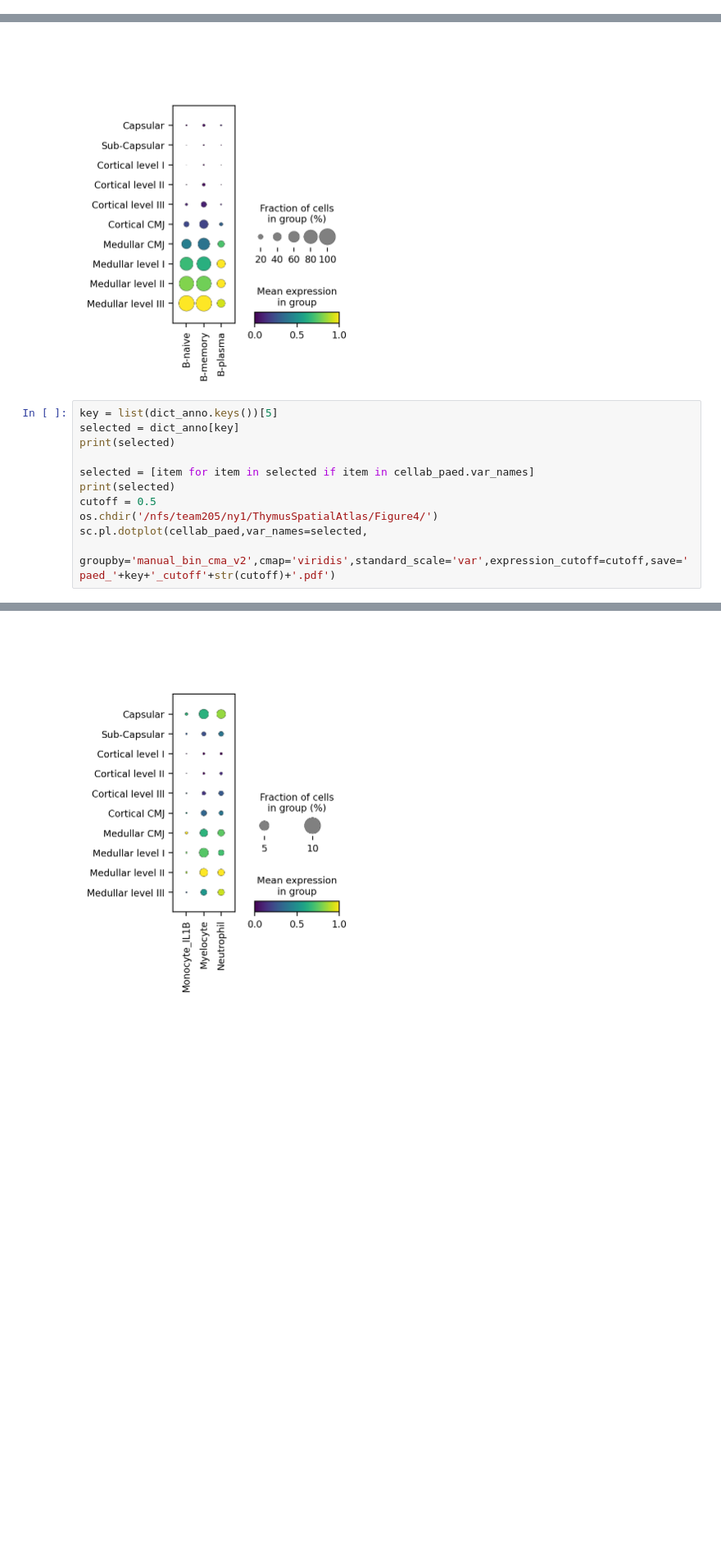
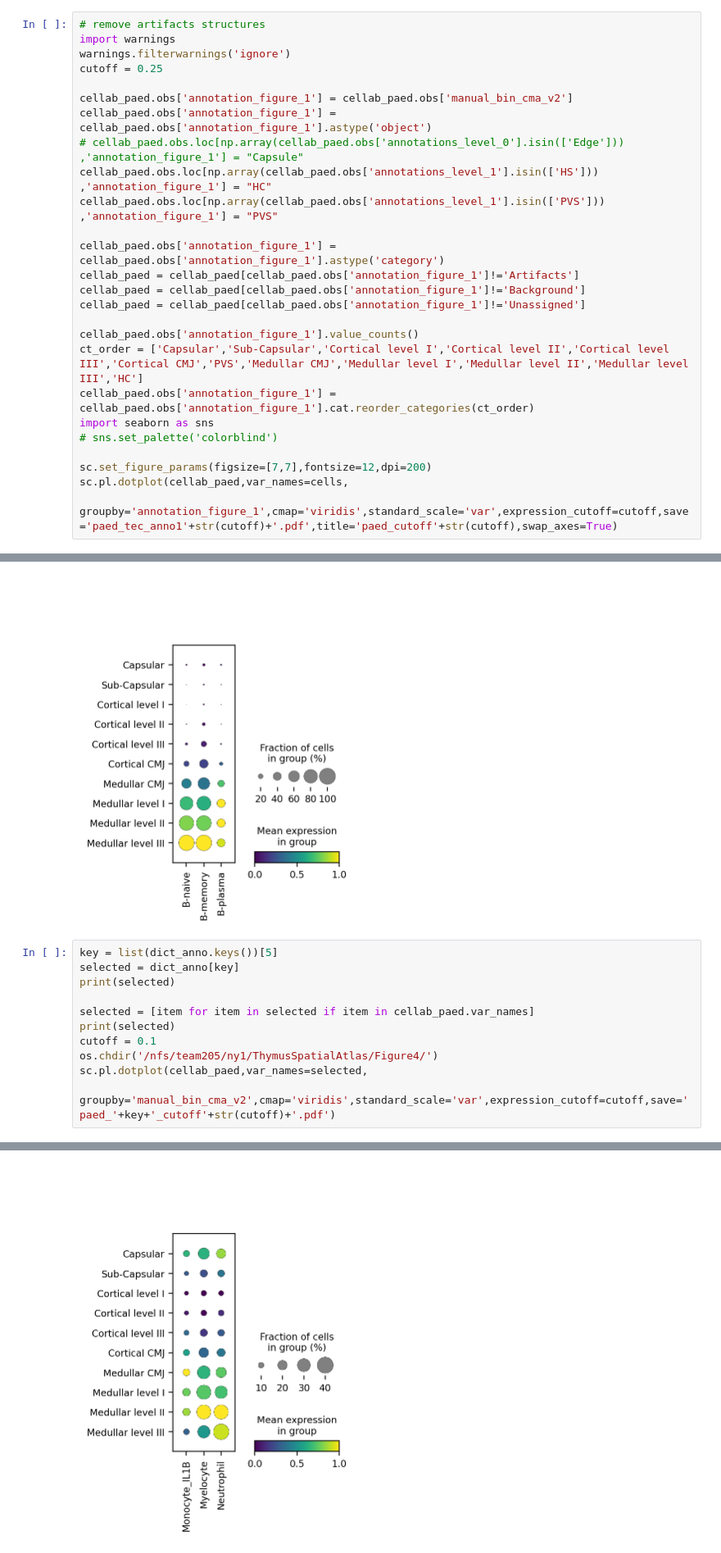
Before and after one commit to Teichlab/thymus_spatial_atlas, a Jupyter notebook: manuscript/figures/figure_4/Step_4_Visium_analysis_paed_anno_v11_fig_4.ipynb, the cells around one changed output, grey strips where cells are left out. Shown at 82% size. Drawn from its saved outputs; the diff is of its cells as text; blank space fills up the shorter version.

```diff
--- a/manuscript/figures/figure_4/Step_4_Visium_analysis_paed_anno_v11_fig_4.ipynb
+++ b/manuscript/figures/figure_4/Step_4_Visium_analysis_paed_anno_v11_fig_4.ipynb
@@ -141,3 +141,29 @@ sc.pl.dotplot(cellab_paed,var_names=cells,
 # %% [output]
 WARNING: saving figure to file figures/dotplot_paed_tec_cutoff0.25.pdf
 [figure]
+# %%
+# remove artifacts structures
+import warnings
+warnings.filterwarnings('ignore')
+cutoff = 0.25
+
+cellab_paed.obs['annotation_figure_1'] = cellab_paed.obs['manual_bin_cma_v2']
+cellab_paed.obs['annotation_figure_1'] = cellab_paed.obs['annotation_figure_1'].astype('object')
+# cellab_paed.obs.loc[np.array(cellab_paed.obs['annotations_level_0'].isin(['Edge'])) ,'annotation_figure_1'] = "Capsule"
+cellab_paed.obs.loc[np.array(cellab_paed.obs['annotations_level_1'].isin(['HS'])) ,'annotation_figure_1'] = "HC"
+cellab_paed.obs.loc[np.array(cellab_paed.obs['annotations_level_1'].isin(['PVS'])) ,'annotation_figure_1'] = "PVS"
+
+cellab_paed.obs['annotation_figure_1'] = cellab_paed.obs['annotation_figure_1'].astype('category')
+cellab_paed = cellab_paed[cellab_paed.obs['annotation_figure_1']!='Artifacts']
+cellab_paed = cellab_paed[cellab_paed.obs['annotation_figure_1']!='Background']
+cellab_paed = cellab_paed[cellab_paed.obs['annotation_figure_1']!='Unassigned']
+
+cellab_paed.obs['annotation_figure_1'].value_counts()
+ct_order = ['Capsular','Sub-Capsular','Cortical level I','Cortical level II','Cortical level III','Cortical CMJ','PVS','Medullar CMJ','Medullar level I','Medullar level II','Medullar level III','HC']
+cellab_paed.obs['annotation_figure_1'] = cellab_paed.obs['annotation_figure_1'].cat.reorder_categories(ct_order)
+import seaborn as sns
+# sns.set_palette('colorblind')
+
+sc.set_figure_params(figsize=[7,7],fontsize=12,dpi=200)
+sc.pl.dotplot(cellab_paed,var_names=cells,
+               groupby='annotation_figure_1',cmap='viridis',standard_scale='var',expression_cutoff=cutoff,save='paed_tec_anno1'+str(cutoff)+'.pdf',title='paed_cutoff'+str(cutoff),swap_axes=True)
@@ -239,7 +282,7 @@ print(selected)
 
 selected = [item for item in selected if item in cellab_paed.var_names]
 print(selected)
-cutoff = 0.5
+cutoff = 0.1
 os.chdir('/nfs/team205/ny1/ThymusSpatialAtlas/Figure4/')
 sc.pl.dotplot(cellab_paed,var_names=selected,
                groupby='manual_bin_cma_v2',cmap='viridis',standard_scale='var',expression_cutoff=cutoff,save='paed_'+key+'_cutoff'+str(cutoff)+'.pdf')
@@ -250,4 +293,4 @@ WARNING: saving figure to file figures/dotplot_paed_Myeloid_cutoff0.5.pdf
-[figure, old version]
+[figure, new version]
 # %%
 key = list(dict_anno.keys())[6]
 selected = dict_anno[key]
```
Also changed, not shown: parts of 6 cells of this notebook.
